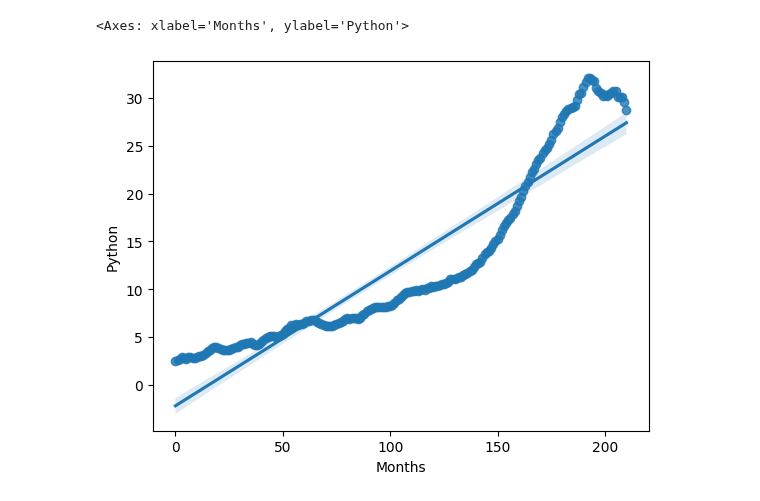
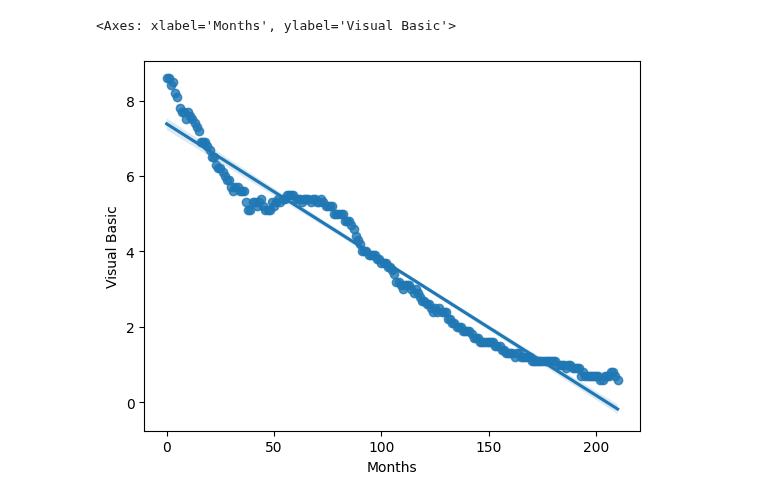
Before and after one commit to 0thorderlogic/smalldata, a Jupyter notebook: main.ipynb, the cells around one changed output. Cells and saved outputs as stored; diff of their text form; code cells hidden in the pictures.

```diff
--- a/main.ipynb
+++ b/main.ipynb
@@ -58,5 +28,5 @@ Covers languages that were popular and are no longer popular.
 # %%
-sb.regplot(x='Months', y='Python', data = data)
+sb.regplot(x='Months', y='Visual Basic', data = data)
 # %% [output]
-<Axes: xlabel='Months', ylabel='Python'>
+<Axes: xlabel='Months', ylabel='Visual Basic'>
-[figure, old version]
+[figure, new version]
```
Also changed, not shown: parts of 37 cells of this notebook.
